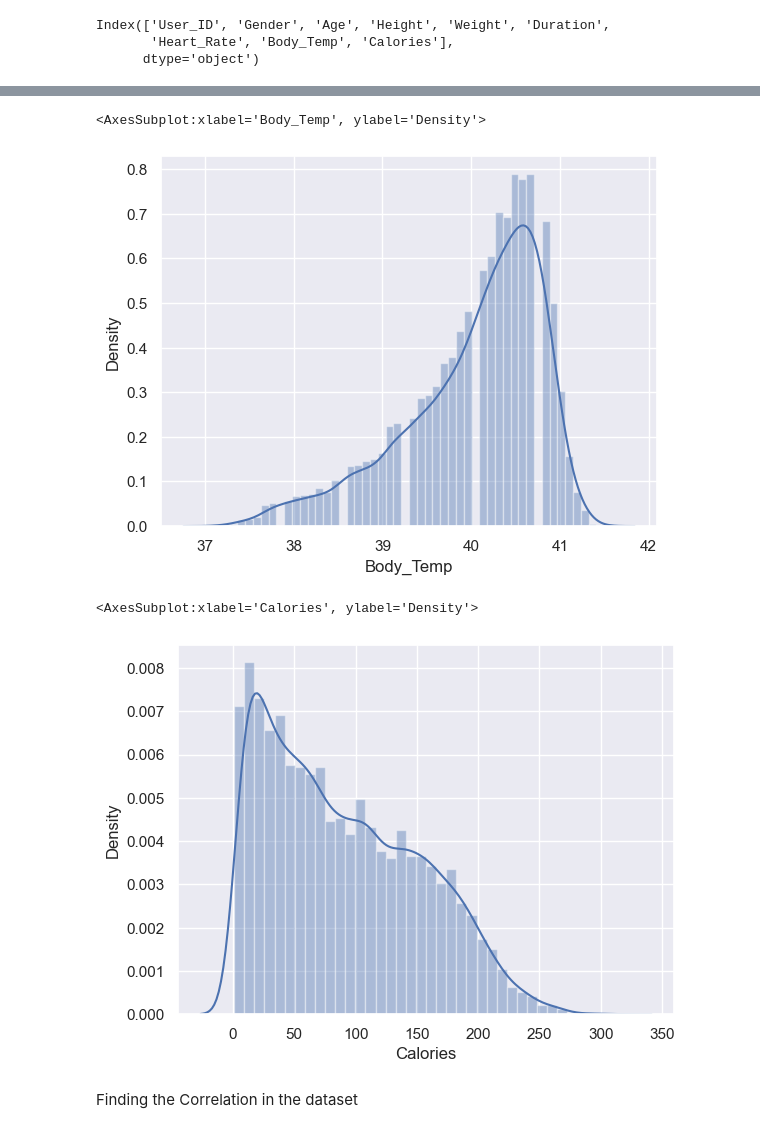
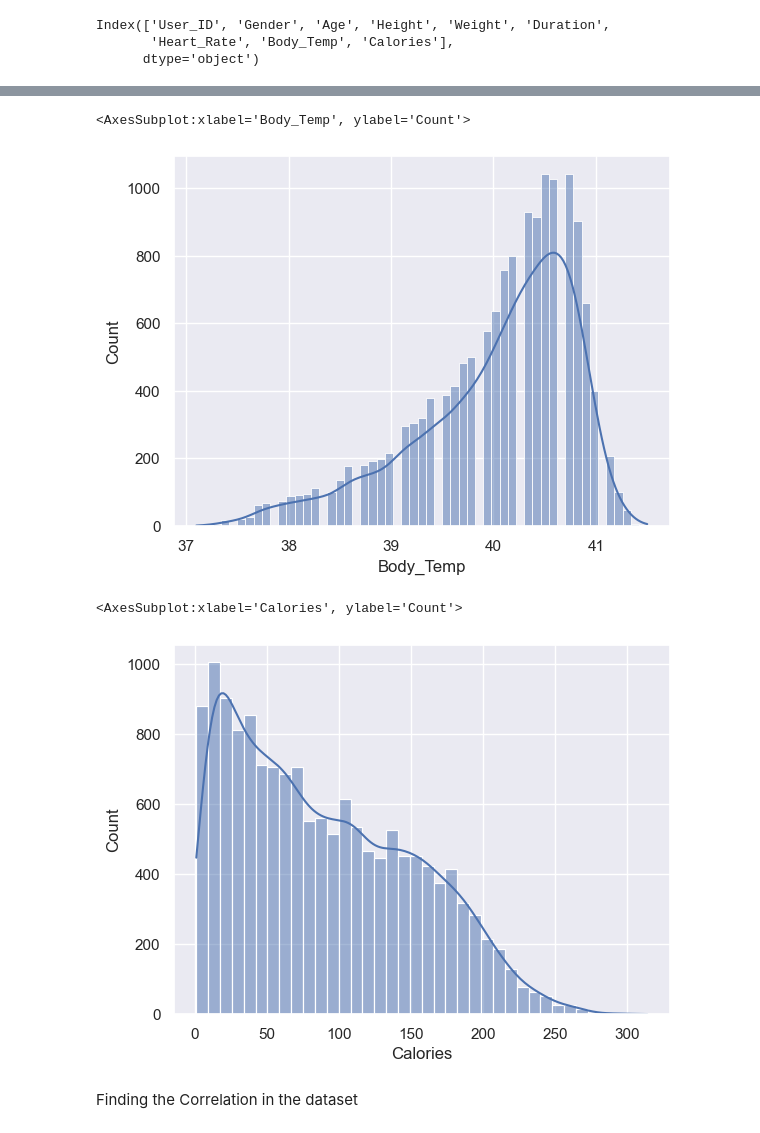
Before and after one commit to S3Ghosh/Machine-Learning-Usecases, a Jupyter notebook: Calories Burnt Predictor/Calorie Burnt Prediction.ipynb, the cells around one changed output, grey strips where cells are left out. Drawn from its saved outputs; the diff is of its cells as text; code cells hidden in the pictures.

```diff
--- a/Calories Burnt Predictor/Calorie Burnt Prediction.ipynb
+++ b/Calories Burnt Predictor/Calorie Burnt Prediction.ipynb
@@ -150,15 +150,15 @@ sns.distplot(calories_data["Heart_Rate"])
 # %%
 # finding the distribution of 'Body_Temp' column
-sns.distplot(calories_data["Body_Temp"])
+sns.histplot(calories_data["Body_Temp"], kde = True)
 # %% [output]
-<AxesSubplot:xlabel='Body_Temp', ylabel='Density'>
+<AxesSubplot:xlabel='Body_Temp', ylabel='Count'>
-[figure, old version]
+[figure, new version]
 # %%
 # finding the distribution of 'Calories' column
-sns.distplot(calories_data["Calories"])
+sns.histplot(calories_data["Calories"], kde = True)
 # %% [output]
-<AxesSubplot:xlabel='Calories', ylabel='Density'>
+<AxesSubplot:xlabel='Calories', ylabel='Count'>
-[figure, old version]
+[figure, new version]
 # %% [markdown]
 Finding the Correlation in the dataset
 # %%
```
Also changed, not shown: parts of 6 cells of this notebook.
